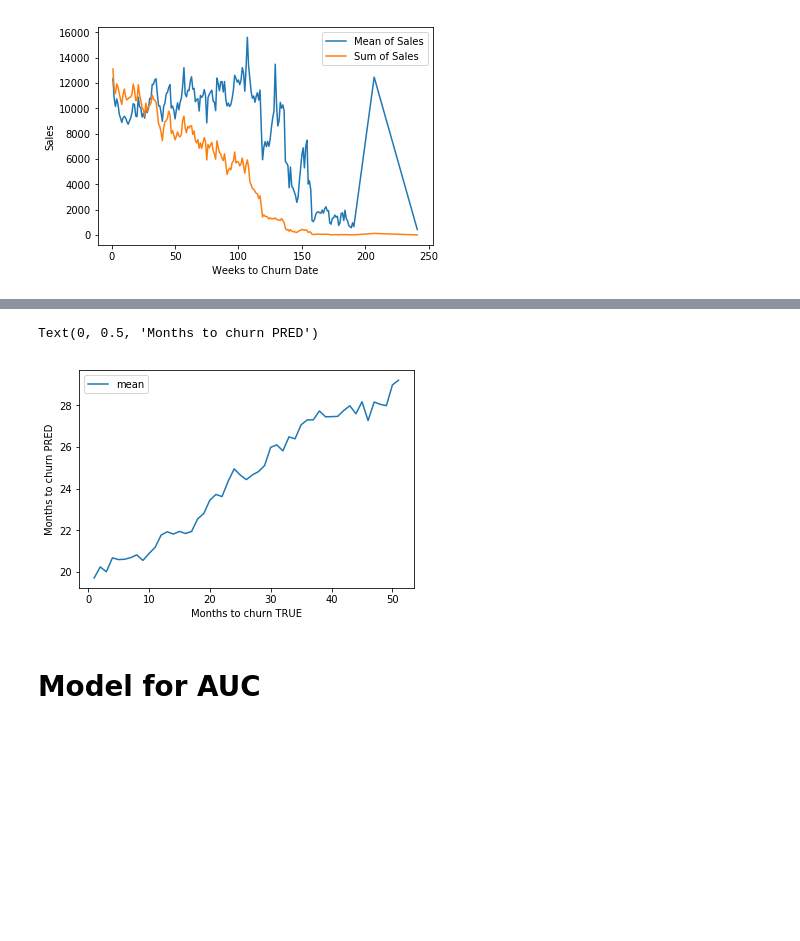
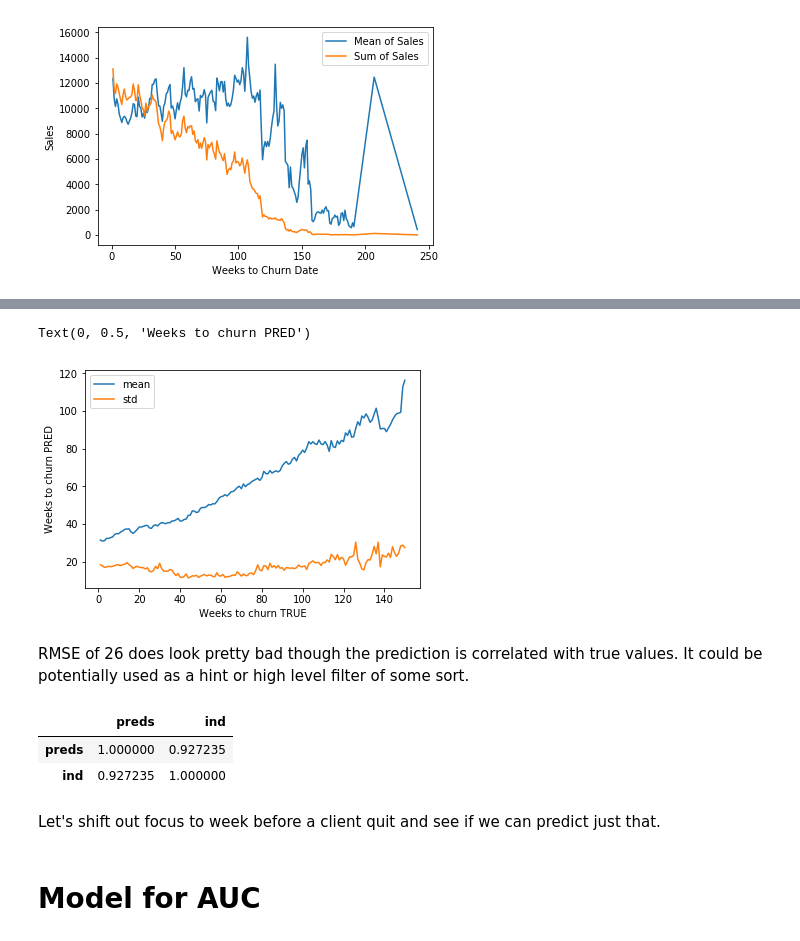
Before and after one commit to showeye/finTask, a Jupyter notebook: main.ipynb, the cells around one changed output, grey strips where cells are left out. Drawn from its saved outputs; the diff is of its cells as text; code cells hidden in the pictures; blank space fills up the shorter version.

```diff
--- a/main.ipynb
+++ b/main.ipynb
@@ -311,4 +284,9 @@ jdfm_diff = jdfm_diff.reset_index()
 # %%
+jdfm = jdfm.set_index(['supplier_key', 'year','weekofyear'])
+jdfm_diff = (jdfm - jdfm.groupby('supplier_key').shift(1))
+jdfm_diff = jdfm_diff.reset_index()
+jdfm = jdfm.reset_index()
+
 for s in jdfm_diff.supplier_key.unique():
     jdfm_diff.loc[jdfm_diff.supplier_key == s,'1wDiffMean'] = \
         jdfm_diff.loc[jdfm_diff.supplier_key == s,'ordered_product_sales'].rolling(1).mean()
@@ -324,11 +302,11 @@ for s in jdfm_diff.supplier_key.unique():
         jdfm_diff.loc[jdfm_diff.supplier_key == s,'ordered_product_sales'].rolling(12).mean()
     jdfm_diff.loc[jdfm_diff.supplier_key == s,'15wDiffMean'] = \
         jdfm_diff.loc[jdfm_diff.supplier_key == s,'ordered_product_sales'].rolling(15).mean()
+
+jdfm['1wDiffMean'] = jdfm_diff.loc[:,'1wDiffMean']
+jdfm['2wDiffMean'] = jdfm_diff.loc[:,'2wDiffMean']
+jdfm['3wDiffMean'] = jdfm_diff.loc[:,'3wDiffMean']
+jdfm['6wDiffMean'] = jdfm_diff.loc[:,'6wDiffMean']
+jdfm['9wDiffMean'] = jdfm_diff.loc[:,'9wDiffMean']
+jdfm['12wDiffMean'] = jdfm_diff.loc[:,'12wDiffMean']
+jdfm['15wDiffMean'] = jdfm_diff.loc[:,'15wDiffMean']
-# %%
-jdfm['1wDiffMean'] = jdfm_diff.set_index(['supplier_key', 'year','weekofyear']).loc[:,'1wDiffMean']
-jdfm['2wDiffMean'] = jdfm_diff.set_index(['supplier_key', 'year','weekofyear']).loc[:,'2wDiffMean']
-jdfm['3wDiffMean'] = jdfm_diff.set_index(['supplier_key', 'year','weekofyear']).loc[:,'3wDiffMean']
-jdfm['6wDiffMean'] = jdfm_diff.set_index(['supplier_key', 'year','weekofyear']).loc[:,'6wDiffMean']
-jdfm['9wDiffMean'] = jdfm_diff.set_index(['supplier_key', 'year','weekofyear']).loc[:,'9wDiffMean']
-jdfm['12wDiffMean'] = jdfm_diff.set_index(['supplier_key', 'year','weekofyear']).loc[:,'12wDiffMean']
-jdfm['15wDiffMean'] = jdfm_diff.set_index(['supplier_key', 'year','weekofyear']).loc[:,'15wDiffMean']
@@ -458,8 +438,8 @@ def model4JDFM(params, df, target, nr_fold=5, random_state=1):
                  verbose_eval=100,
                  early_stopping_rounds=50)
 
-        #ax = lgbm.plot_metric(evals_result, metric='rmse')
-        #plt.show()
+        ax = lgbm.plot_metric(evals_result, metric='rmse')
+        plt.show()
 
         clfs.append(clf)
 
@@ -488,8 +468,9 @@ cols_to_exclude = ['supplier_key', 'level_0',
                   '%change1wVs3DiffMean','diffPeakMin','diffPeakMax','%change1wVs1DiffMean',
                   '%change1w_3mean','losingStrike','winningStrike','3wMean_of_12wDiffMean','timeToPeakSales']
 cols = [c for c in jdfm.columns if c not in cols_to_exclude]
-jdfm_tr = jdfm.loc[(jdfm.weeks_to_churn > 0) & (jdfm.weeks_to_churn < 52),:]
+jdfm_tr = jdfm.loc[(jdfm.weeks_to_churn > 0),:]
 target = jdfm_tr.weeks_to_churn.copy()
+#target.loc[target > 104] = 105
 jdfm_tr = jdfm_tr[cols]
 # %%
 clfs, score, importances, oof_preds = model4JDFM(params, jdfm_tr, target, nr_fold=5, random_state=1)
@@ -537,10 +551,10 @@ jdfm_tr['preds'] = oof_preds
 jdfm_tr['weeks_to_churn'] = target
 # %%
 plt.plot(jdfm_tr.loc[jdfm_tr.weeks_to_churn < 151,:].groupby('weeks_to_churn').mean()['preds'])
-#plt.plot(jdfm_tr.loc[jdfm_tr.weeks_to_churn < 151,:].groupby('weeks_to_churn').std()['preds'])
+plt.plot(jdfm_tr.loc[jdfm_tr.weeks_to_churn < 151,:].groupby('weeks_to_churn').std()['preds'])
 plt.legend(['mean', 'std'])
-plt.xlabel('Months to churn TRUE')
-plt.ylabel('Months to churn PRED')
+plt.xlabel('Weeks to churn TRUE')
+plt.ylabel('Weeks to churn PRED')
 # %% [output]
-Text(0, 0.5, 'Months to churn PRED')
+Text(0, 0.5, 'Weeks to churn PRED')
-[figure, old version]
+[figure, new version]
@@ -551,3 +561,15 @@ Text(0, 0.5, 'Months to churn PRED')
+# %% [markdown]
+RMSE of 26 does look pretty bad though the prediction is correlated with true values. It could be potentially used as a hint or high level filter of some sort.
+# %%
+rmseCorr = jdfm_tr.loc[jdfm_tr.weeks_to_churn < 1151,:].groupby('weeks_to_churn').mean()['preds'].to_frame()
+rmseCorr['ind'] = rmseCorr.index
+rmseCorr.corr()
+# %% [output]
+|  | preds | ind |
+| preds | 1.000000 | 0.927235 |
+| ind | 0.927235 | 1.000000 |
+# %% [markdown]
+Let's shift out focus to week before a client quit and see if we can predict just that.
 # %% [markdown]
 # Model for AUC
 # %%
```
Also changed, not shown: parts of 51 cells of this notebook.
